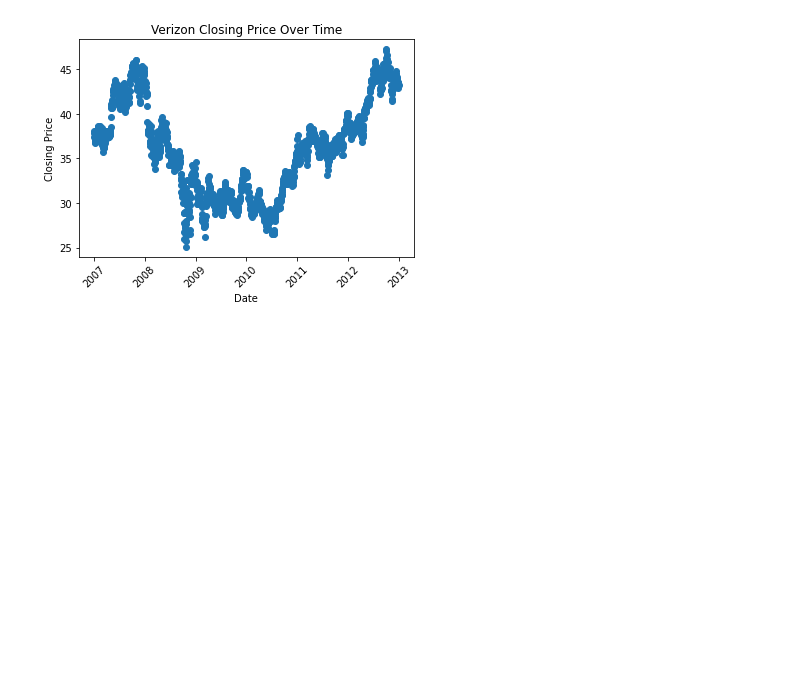
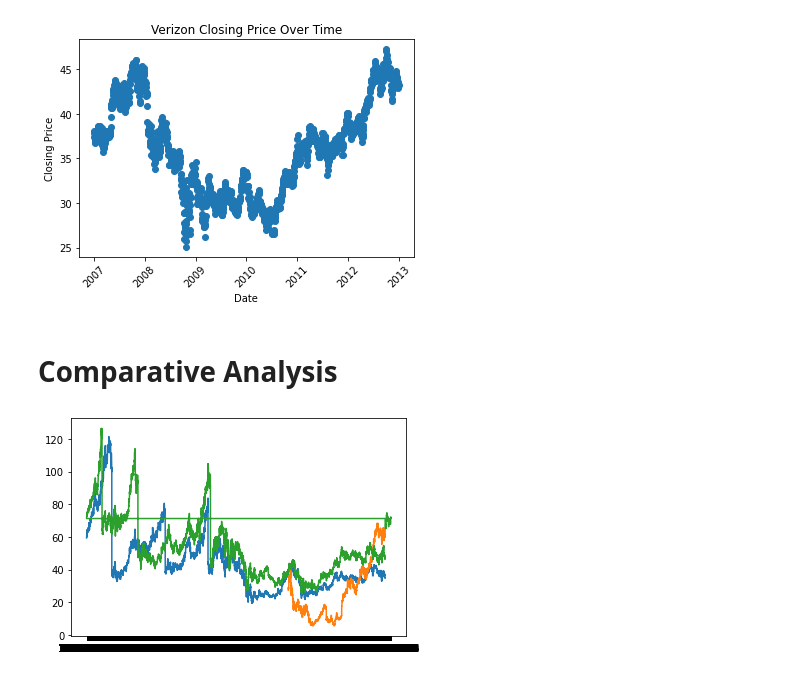
Before and after one commit to mssubaiti/Project1_Group1, a Jupyter notebook: nasdaq.ipynb, the cells around one changed output. Drawn from its saved outputs; the diff is of its cells as text; code cells hidden in the pictures; blank space fills up the shorter version.

Commit message:
add comparative analysis

```diff
--- a/nasdaq.ipynb
+++ b/nasdaq.ipynb
@@ -209,3 +223,13 @@ plt.ylabel("Closing Price")
 plt.show()
 # %% [output]
 [figure]
+# %% [markdown]
+# Comparative Analysis
+# %%
+plt.plot(att_data['Date'], att_data['Close'], label="AT&T")
+plt.plot(tmobile_data['Date'], tmobile_data['Close'], label="T-Mobile")
+plt.plot(verizon_data['Date'], verizon_data['Close'], label="Verizon")
+plt.legend(loc="best")
+plt.show()
+# %% [output]
+[figure, added]
```
Also changed, not shown: parts of 2 cells of this notebook.
